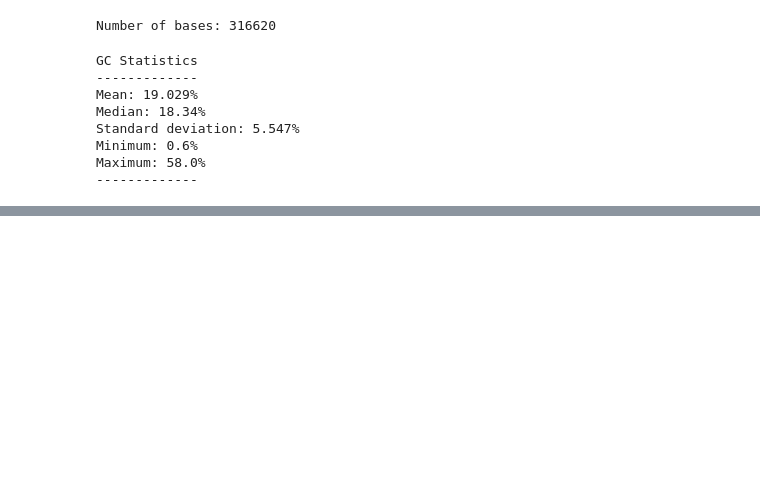
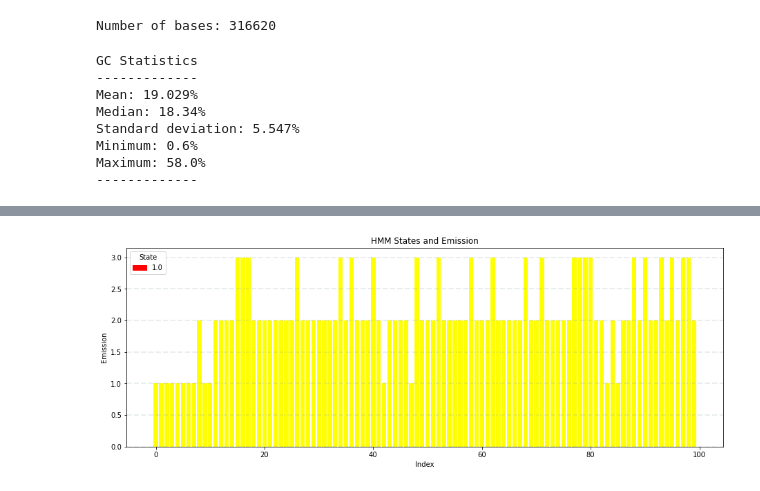
Before and after one commit to TomMakesThings/Genome-Sequence-Analysis-HMM, a Jupyter notebook: GSA.ipynb, the cells around one changed output, grey strips where cells are left out. Drawn from its saved outputs; the diff is of its cells as text; code cells hidden in the pictures; blank space fills up the shorter version.

```diff
--- a/GSA.ipynb
+++ b/GSA.ipynb
@@ -349,0 +368,24 @@ plt.show()
+# %%
+colour_dict = {0: "red", 1: "yellow", 2: "green", 3: "blue"}
+
+min_position = 0
+max_position = 100
+
+fig = plt.figure()
+ax = fig.add_axes([0,0,2,1])
+ax.bar([i for i in range(len(chromosome_emission[min_position : max_position]))],
+       chromosome_emission[min_position : max_position],
+       color = [colour_dict[int(s)] for s in predicted_state[min_position : max_position]])
+plt.grid(color = '#95a5a6', linestyle = '--', linewidth = 2, axis = 'y', alpha = 0.2)
+plt.title('HMM States and Emission')
+plt.xlabel('Index')
+plt.ylabel('Emission')
+
+plt.legend(handles = [mpatches.Patch(color = colour_dict[i],
+                                     label = np.unique(predicted_state[min_position : max_position])[i])
+                      for i in range(len(np.unique(predicted_state[min_position : max_position])))],
+           title = "State")
+#plt.savefig(".pdf", bbox_inches = 'tight')
+plt.show()
+# %% [output]
+[figure, added]
```
Also changed, not shown: parts of 6 cells of this notebook.
